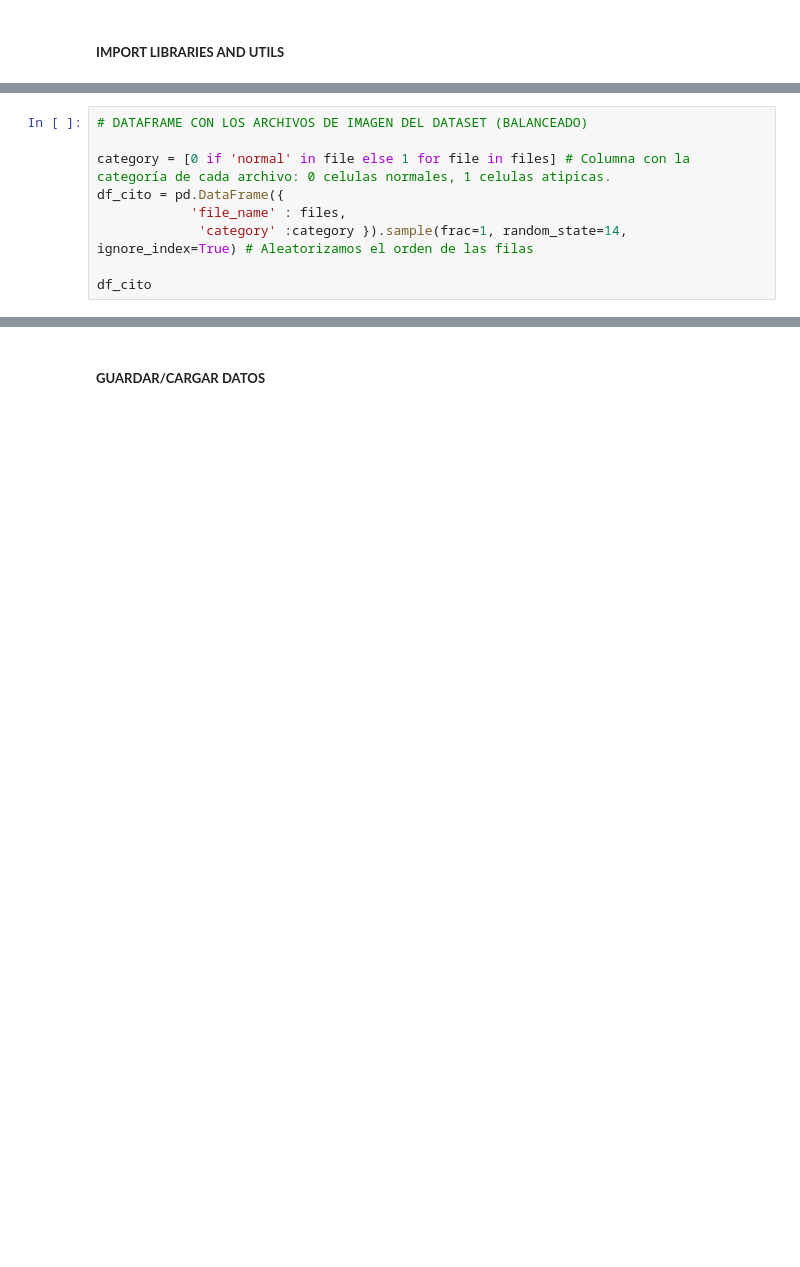
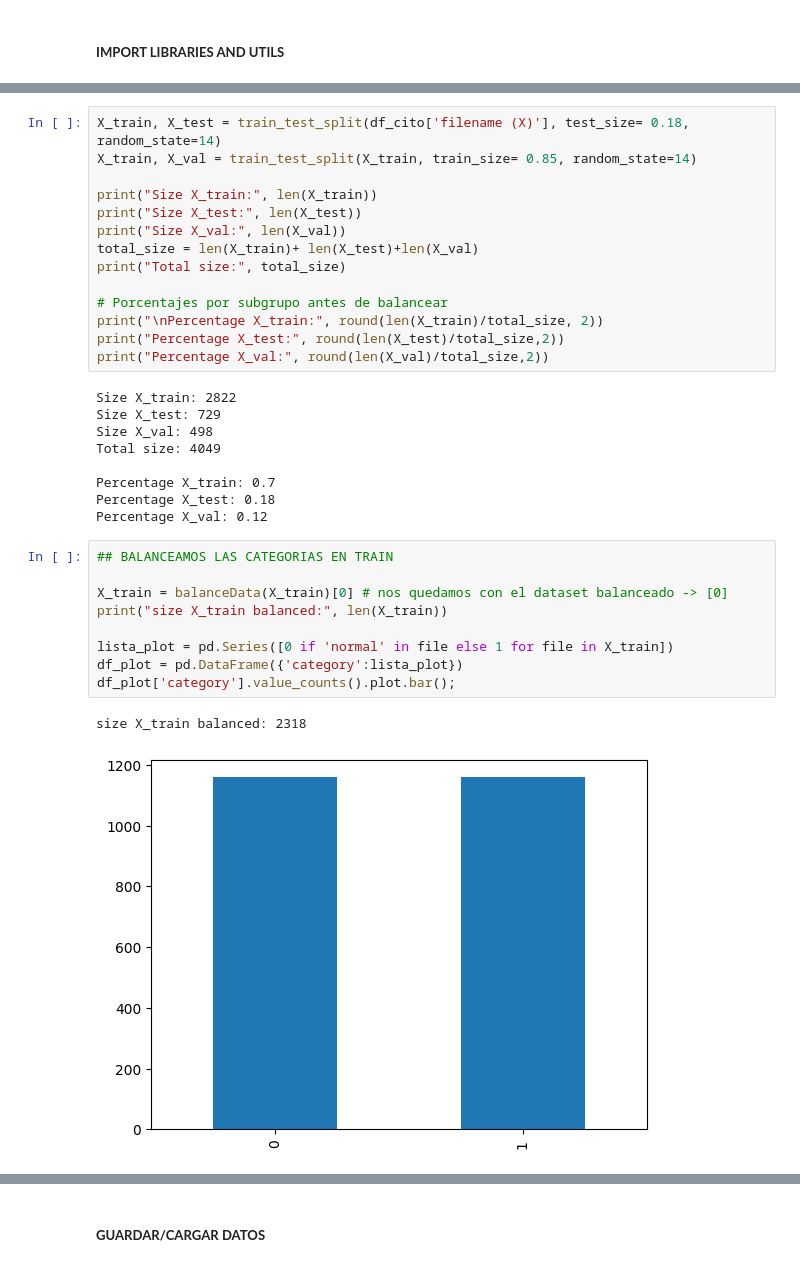
Before and after one commit to marinagoju/CNN_Cervical_Cancer, a Jupyter notebook: src/notebooks/ML_main.ipynb, the cells around one changed output, grey strips where cells are left out. Drawn from its saved outputs; the diff is of its cells as text; blank space fills up the shorter version.

Commit message:
test of 3

```diff
--- a/src/notebooks/ML_main.ipynb
+++ b/src/notebooks/ML_main.ipynb
@@ -64,9 +79,0 @@ files = balanceData(DATA_PATH)[0] # Balanceamos las categorias y nos quedamos co
-# %%
-# DATAFRAME CON LOS ARCHIVOS DE IMAGEN DEL DATASET (BALANCEADO)
-
-category = [0 if 'normal' in file else 1 for file in files] # Columna con la categoría de cada archivo: 0 celulas normales, 1 celulas atipicas.
-df_cito = pd.DataFrame({
-            'file_name' : files,
-             'category' :category }).sample(frac=1, random_state=14, ignore_index=True) # Aleatorizamos el orden de las filas
-
-df_cito
@@ -96,0 +109,35 @@ Total data: 3276
+# %%
+X_train, X_test = train_test_split(df_cito['filename (X)'], test_size= 0.18, random_state=14)
+X_train, X_val = train_test_split(X_train, train_size= 0.85, random_state=14)
+
+print("Size X_train:", len(X_train))
+print("Size X_test:", len(X_test))
+print("Size X_val:", len(X_val))
+total_size = len(X_train)+ len(X_test)+len(X_val)
+print("Total size:", total_size)
+
+# Porcentajes por subgrupo antes de balancear
+print("\nPercentage X_train:", round(len(X_train)/total_size, 2))
+print("Percentage X_test:", round(len(X_test)/total_size,2))
+print("Percentage X_val:", round(len(X_val)/total_size,2))
+# %% [output]
+Size X_train: 2822
+Size X_test: 729
+Size X_val: 498
+Total size: 4049
+
+Percentage X_train: 0.7
+Percentage X_test: 0.18
+Percentage X_val: 0.12
+# %%
+## BALANCEAMOS LAS CATEGORIAS EN TRAIN
+
+X_train = balanceData(X_train)[0] # nos quedamos con el dataset balanceado -> [0]
+print("size X_train balanced:", len(X_train))
+
+lista_plot = pd.Series([0 if 'normal' in file else 1 for file in X_train])
+df_plot = pd.DataFrame({'category':lista_plot})
+df_plot['category'].value_counts().plot.bar();
+# %% [output]
+size X_train balanced: 2318
+[figure, added]
```
Also changed, not shown: parts of 49 cells of this notebook, 3 other files.
